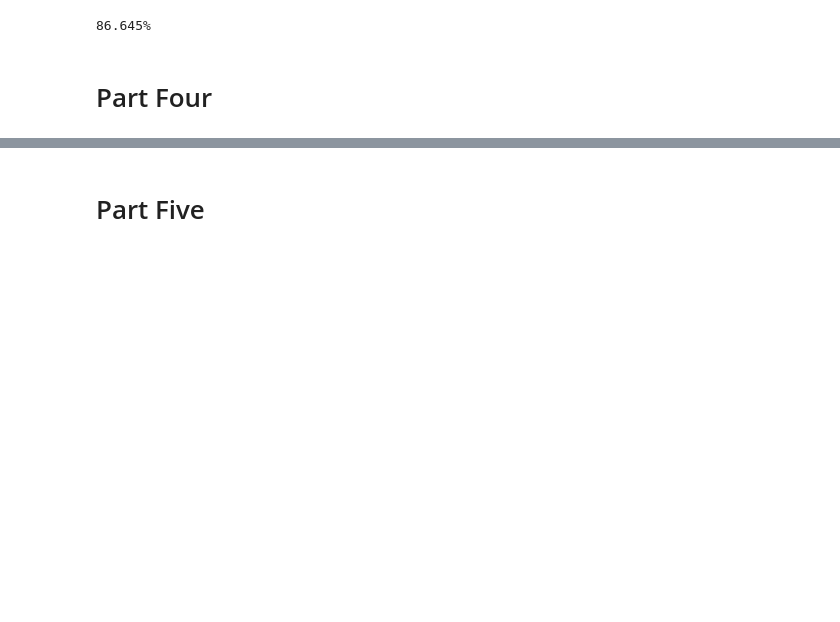
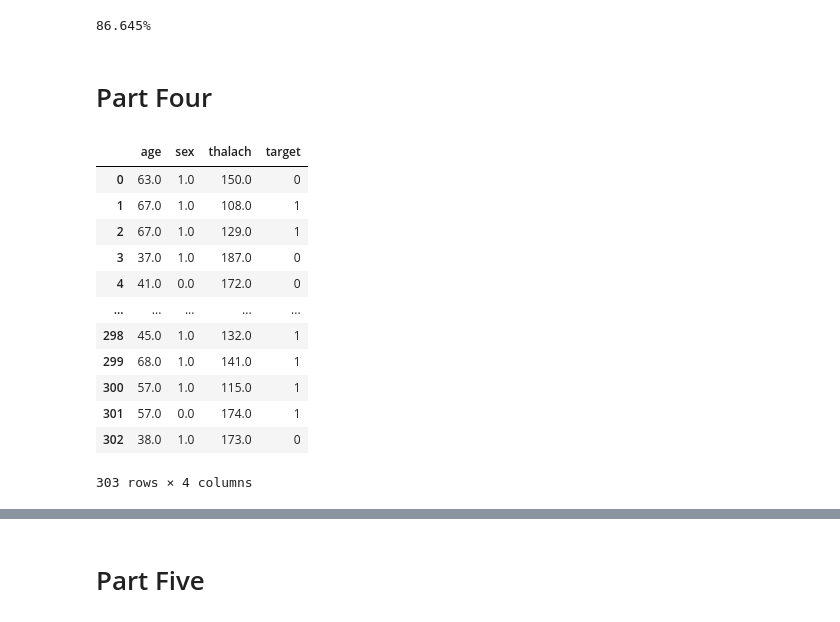
Before and after one commit to KevBoyz/heart-disease-analysis, a Jupyter notebook: all_stuff.ipynb, the cells around one changed output, grey strips where cells are left out. Saved outputs shown, nothing was run; the diff lists cells and outputs as text; code cells hidden in the pictures; blank space fills up the shorter version.

```diff
--- a/all_stuff.ipynb
+++ b/all_stuff.ipynb
@@ -294,3 +291,19 @@ print(f'{p_bigger_40 * 100:.3f}%')
 86.645%
 # %% [markdown]
 # Part Four
+# %%
+df
+# %% [output]
+|  | age | sex | thalach | target |
+| 0 | 63.0 | 1.0 | 150.0 | 0 |
+| 1 | 67.0 | 1.0 | 108.0 | 1 |
+| 2 | 67.0 | 1.0 | 129.0 | 1 |
+| 3 | 37.0 | 1.0 | 187.0 | 0 |
+| 4 | 41.0 | 0.0 | 172.0 | 0 |
+| ... | ... | ... | ... | ... |
+| 298 | 45.0 | 1.0 | 132.0 | 1 |
+| 299 | 68.0 | 1.0 | 141.0 | 1 |
+| 300 | 57.0 | 1.0 | 115.0 | 1 |
+| 301 | 57.0 | 0.0 | 174.0 | 1 |
+| 302 | 38.0 | 1.0 | 173.0 | 0 |
+303 rows × 4 columns
```
Also changed, not shown: parts of 7 cells of this notebook.
